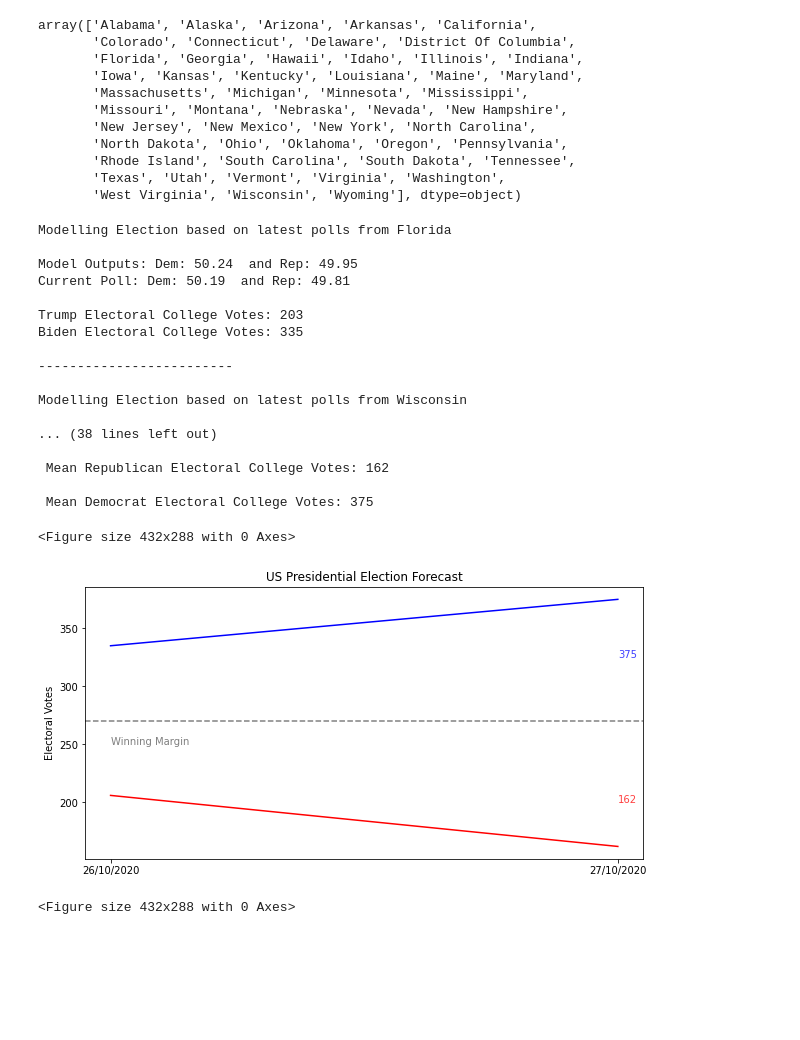
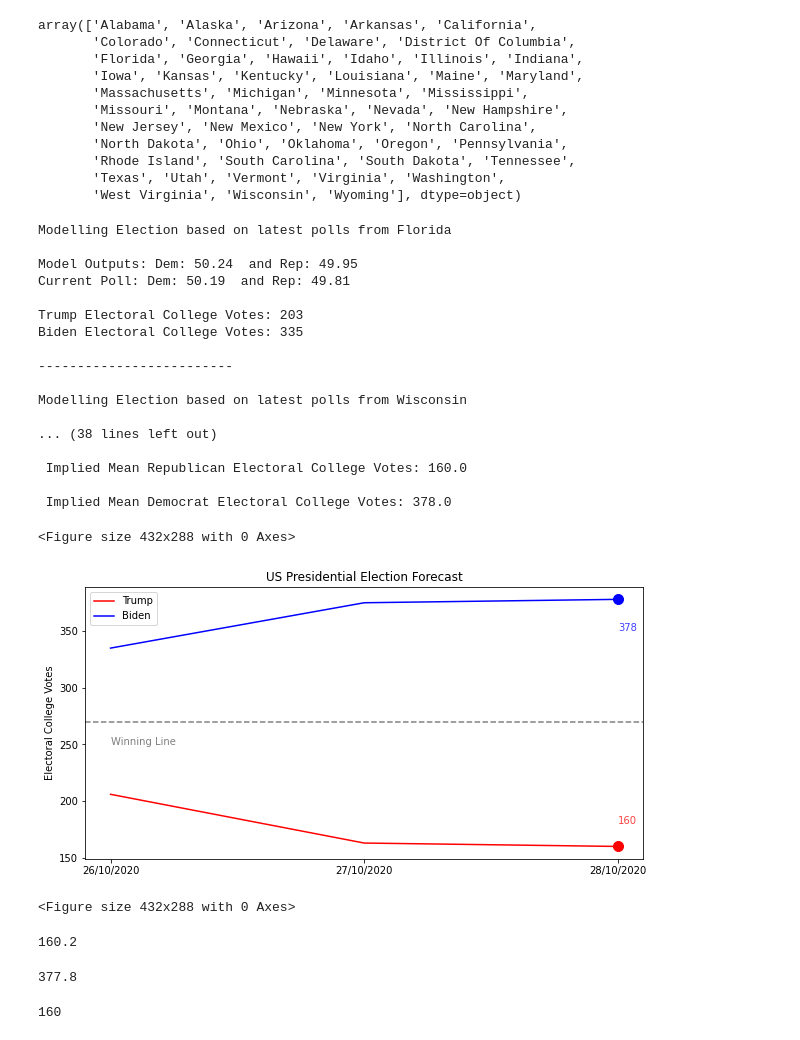
Before and after one commit to nowaycomputer/us_election_2020, a Jupyter notebook: notebooks/2020 Demographic Polls Model.ipynb, the cells around one changed output. Drawn from its saved outputs; the diff is of its cells as text; code cells hidden in the pictures; blank space fills up the shorter version.

```diff
--- a/notebooks/2020 Demographic Polls Model.ipynb
+++ b/notebooks/2020 Demographic Polls Model.ipynb
@@ -593,10 +593,10 @@ for s in test_states:
     model_run_rep_ev.append(rep_elec_coll_votes)
     model_run_dem_ev.append(dem_elec_coll_votes)
 
-r_ev=str(int(np.mean(model_run_rep_ev)))
-d_ev=str(int(np.mean(model_run_dem_ev)))
-print('\n Mean Republican Electoral College Votes: '+r_ev)
-print('\n Mean Democrat Electoral College Votes: '+d_ev)
+r_ev=str(np.round(np.mean(model_run_rep_ev),0))
+d_ev=str(np.round(np.mean(model_run_dem_ev),0))
+print('\n Implied Mean Republican Electoral College Votes: '+r_ev)
+print('\n Implied Mean Democrat Electoral College Votes: '+d_ev)
 # %% [output]
 Modelling Election based on latest polls from Florida
 
@@ -612,27 +612,46 @@ Modelling Election based on latest polls from Wisconsin
 
 ... (38 lines left out)
 
- Mean Republican Electoral College Votes: 162
+ Implied Mean Republican Electoral College Votes: 160.0
 
- Mean Democrat Electoral College Votes: 375
+ Implied Mean Democrat Electoral College Votes: 378.0
 # %%
-dates=['26/10/2020','27/10/2020']
-rep_ev=[206,162]
-dem_ev=[335,375]
+dates=['26/10/2020','27/10/2020','28/10/2020']
+rep_ev=[206,163,160]
+dem_ev=[335,375,378]
 
 # text_date=['26/10/2020']
 
 plt.figure(figsize=(10,5))
 plt.title('US Presidential Election Forecast')
-plt.plot(dates,rep_ev,c='r')
-plt.plot(dates,dem_ev,c='b')
+plt.plot(dates,rep_ev,c='r',label='Trump')
+plt.plot(dates,dem_ev,c='b',label='Biden')
+
+plt.scatter(x=dates[-1],y=rep_ev[-1],c='r',s=100)
+plt.scatter(x=dates[-1],y=dem_ev[-1],c='b',s=100)
+
 plt.axhline(y=270,ls='--',c='k',alpha=0.5)
-plt.text(x=dates[0],y=250,s='Winning Margin',alpha=0.5)
-plt.text(x=dates[1],y=200,s=r_ev,alpha=0.75,c='r')
-plt.text(x=dates[1],y=325,s=d_ev,alpha=0.75,c='b')
-plt.ylabel('Electoral Votes')
+plt.text(x=dates[0],y=250,s='Winning Line',alpha=0.5)
+
+plt.text(x=dates[-1],y=180,s=str(int(np.float(r_ev))),alpha=0.75,c='r')
+plt.text(x=dates[-1],y=350,s=str(int(np.float(d_ev))),alpha=0.75,c='b')
+
+plt.ylabel('Electoral College Votes')
+plt.legend()
 plt.figure(tight_layout=True)
 # %% [output]
 <Figure size 432x288 with 0 Axes>
-[figure, old version]
+[figure, new version]
 <Figure size 432x288 with 0 Axes>
+# %%
+np.mean(model_run_rep_ev)
+# %% [output]
+160.2
+# %%
+np.mean(model_run_dem_ev)
+# %% [output]
+377.8
+# %%
+int(np.float(r_ev))
+# %% [output]
+160
```
Also changed, not shown: 4 other files.
